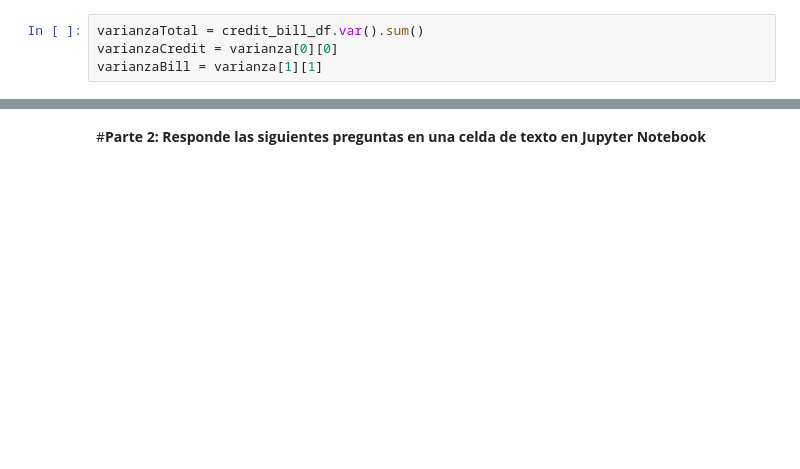
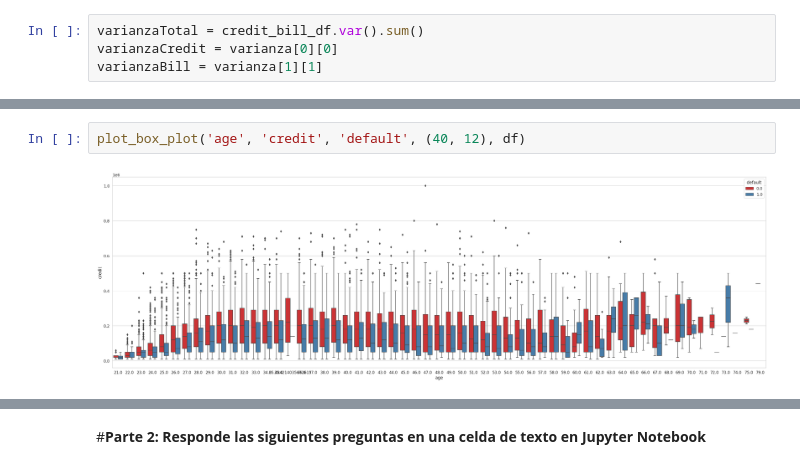
Before and after one commit to PosgradoMNA/actividades-del-projecto-equipo-35, a Jupyter notebook: Semana_4_Actividad_1.ipynb, the cells around one changed output, grey strips where cells are left out. Cells and saved outputs as stored; diff of their text form; blank space fills up the shorter version.

```diff
--- a/Semana_4_Actividad_1.ipynb
+++ b/Semana_4_Actividad_1.ipynb
@@ -624,0 +523,4 @@ Name: PC2, dtype: float64
+# %%
+plot_box_plot('age', 'credit', 'default', (40, 12), df)
+# %% [output]
+[figure, added]
```
Also changed, not shown: parts of 119 cells of this notebook.
